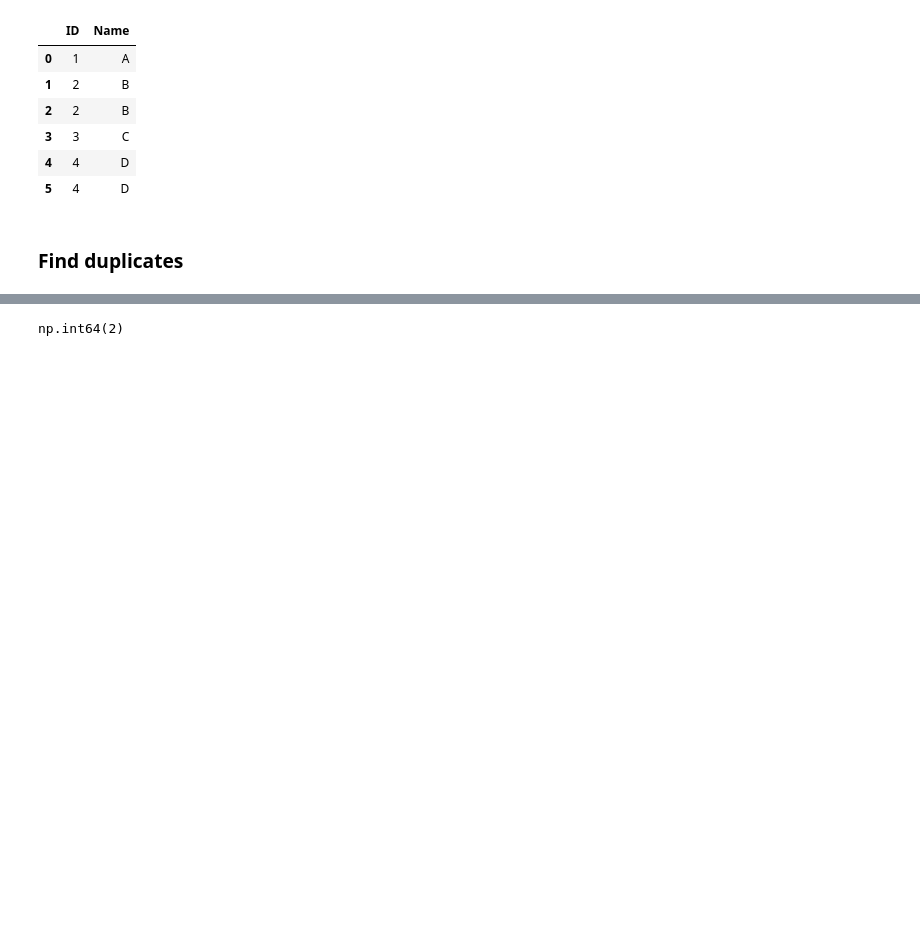
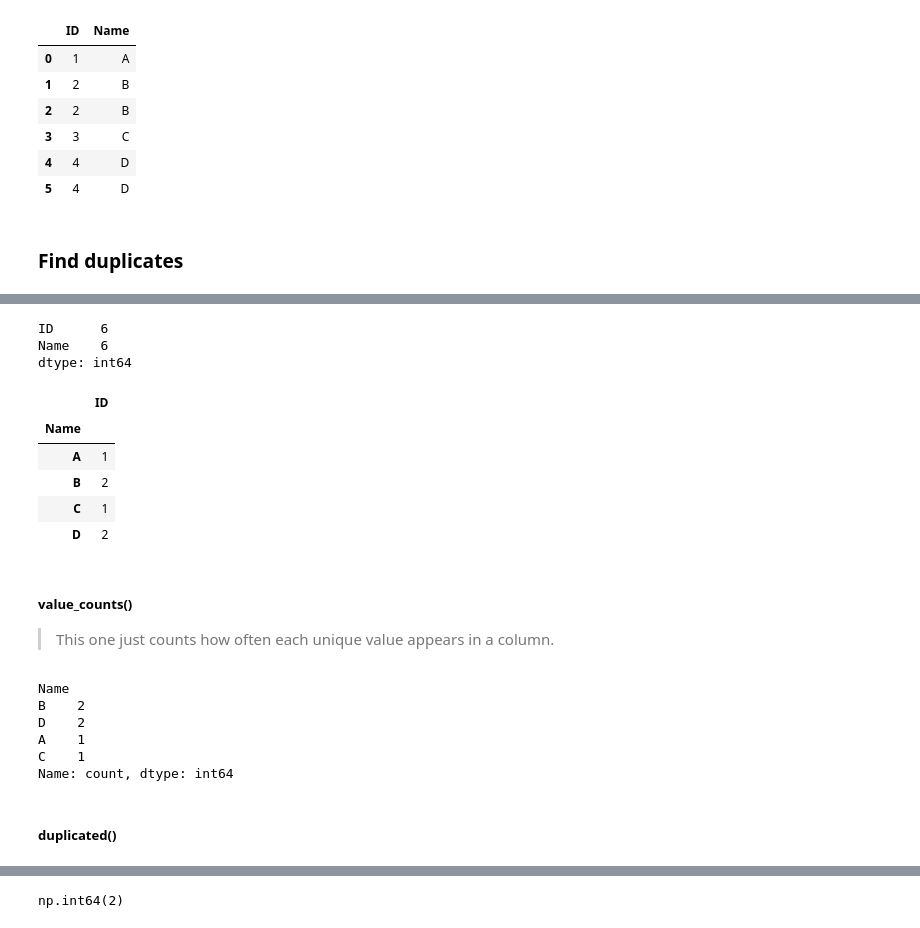
Before and after one commit to sapna-choudhary-1/Data-Engineering-Training, a Jupyter notebook: Pandas/3. data_cleaning.ipynb, the cells around one changed output, grey strips where cells are left out. Drawn from its saved outputs; the diff is of its cells as text; code cells hidden in the pictures; blank space fills up the shorter version.

```diff
--- a/Pandas/3. data_cleaning.ipynb
+++ b/Pandas/3. data_cleaning.ipynb
@@ -538,0 +537,29 @@ dtype: bool
+# %%
+df2.count()   # Count duplicates
+# %% [output]
+ID      6
+Name    6
+dtype: int64
+# %%
+df2.groupby('Name').count()
+# %% [output]
+|  | ID |
+| Name |  |
+| A | 1 |
+| B | 2 |
+| C | 1 |
+| D | 2 |
+# %% [markdown]
+##### value_counts()
+> This one just counts how often each unique value appears in a column.
+# %%
+df2['Name'].value_counts()
+# %% [output]
+Name
+B    2
+D    2
+A    1
+C    1
+Name: count, dtype: int64
+# %% [markdown]
+##### duplicated()
```
Also changed, not shown: parts of 8 cells of this notebook, 4 other files.
